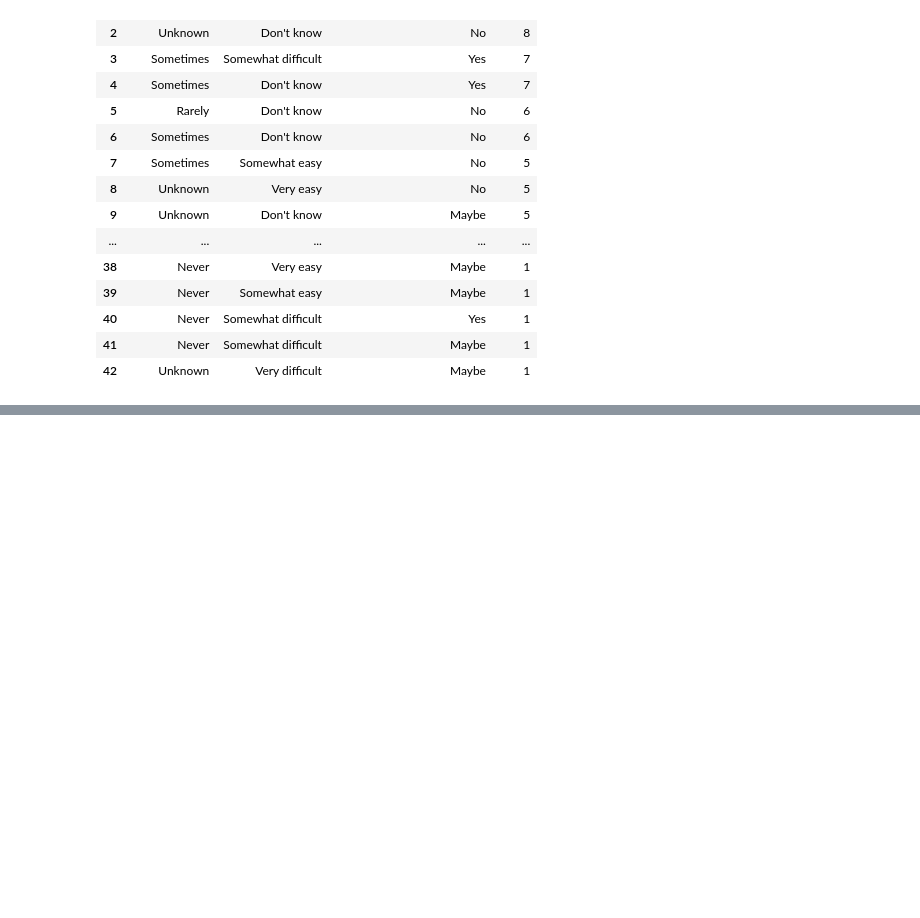
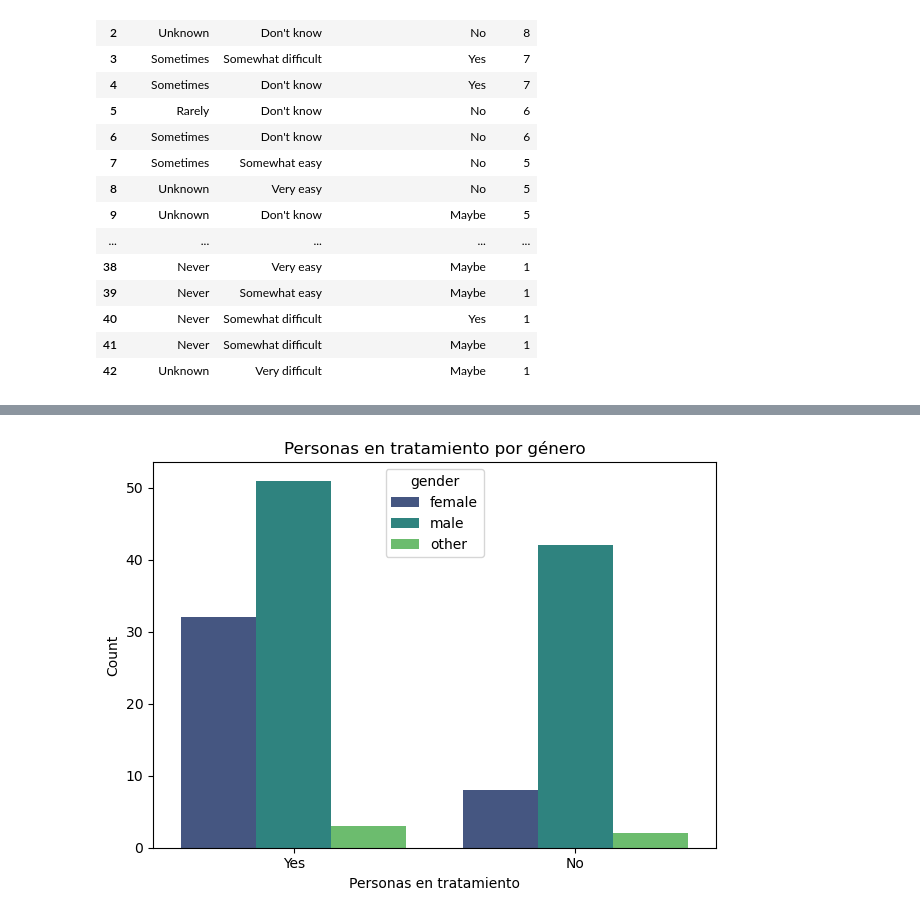
Before and after one commit to dianapgomez/mentalhealth_tableau, a Jupyter notebook: notebooks/data_set.ipynb, the cells around one changed output, grey strips where cells are left out. Cells and saved outputs as stored; diff of their text form; code cells hidden in the pictures; blank space fills up the shorter version.

```diff
--- a/notebooks/data_set.ipynb
+++ b/notebooks/data_set.ipynb
@@ -276,0 +337,17 @@ from itertools import combinations
+# %%
+sns.countplot(
+    data = df_mh_ca_profile,
+    x='treatment',
+    hue="gender",
+    palette = "viridis"
+)
+
+plt.title('Personas en tratamiento por género')
+plt.ylabel('Count')
+plt.xlabel('Personas en tratamiento')
+plt.xticks(rotation=0)
+plt.errorbar= None,
+plt.tight_layout()
+plt.show()
+# %% [output]
+[figure, added]
```
Also changed, not shown: parts of 12 cells of this notebook.
